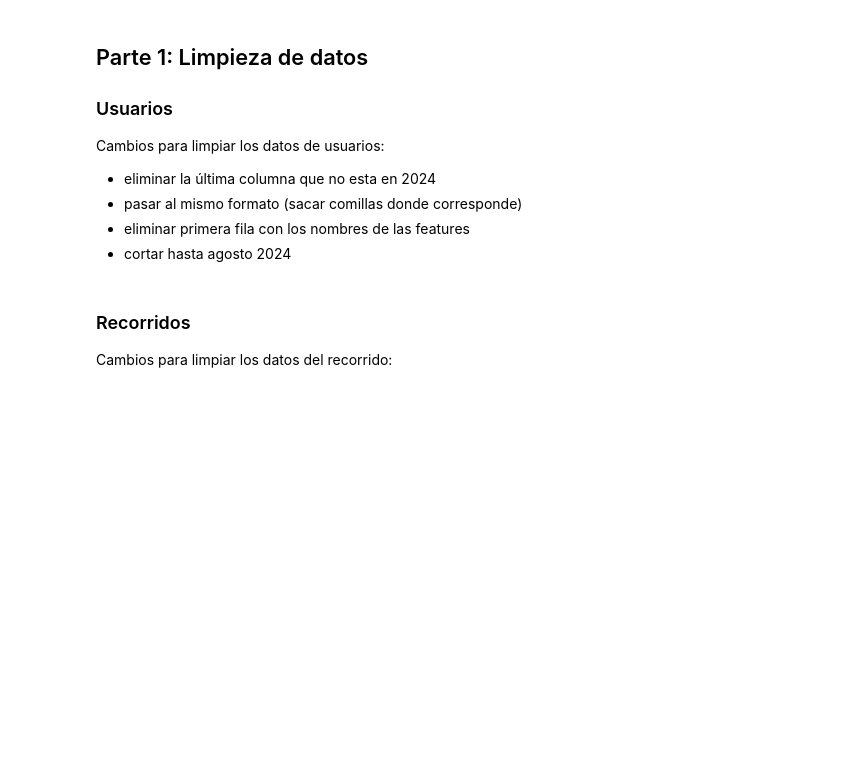
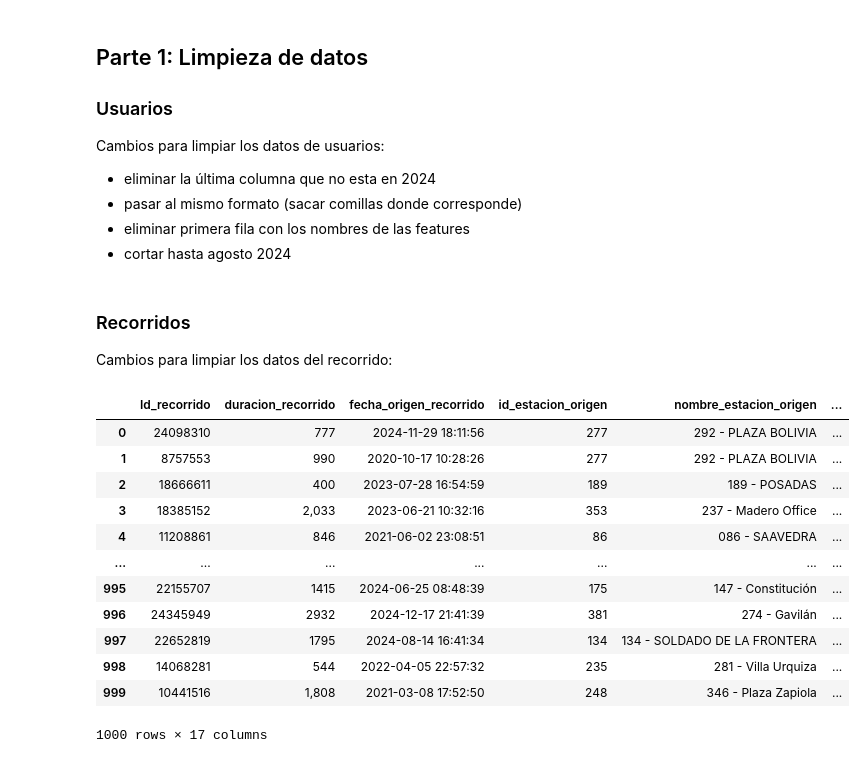
Before and after one commit to castaisa/BA_BICIS_MyC, a Jupyter notebook: src_data/Data_preprocessing.ipynb, the cells around one changed output. Drawn from its saved outputs; the diff is of its cells as text; code cells hidden in the pictures; blank space fills up the shorter version.

```diff
--- a/src_data/Data_preprocessing.ipynb
+++ b/src_data/Data_preprocessing.ipynb
@@ -61,3 +62,21 @@ df_recs = bp.limpiar_recorridos(
 
 # guardamos df_recs en un archivo csv
 df_recs.to_csv(os.path.join(BASE_DIR, '..', 'data', 'clean', 'recorridos_ecobici.csv'), index=False)
+# %%
+# agarramos muestras
+importlib.reload(aux_d)
+aux_d.get_muestras(df_recs)
+# %% [output]
+|  | Id_recorrido | duracion_recorrido | fecha_origen_recorrido | id_estacion_origen | nombre_estacion_origen | ... |
+| 0 | 24098310 | 777 | 2024-11-29 18:11:56 | 277 | 292 - PLAZA BOLIVIA | ... |
+| 1 | 8757553 | 990 | 2020-10-17 10:28:26 | 277 | 292 - PLAZA BOLIVIA | ... |
+| 2 | 18666611 | 400 | 2023-07-28 16:54:59 | 189 | 189 - POSADAS | ... |
+| 3 | 18385152 | 2,033 | 2023-06-21 10:32:16 | 353 | 237 - Madero Office | ... |
+| 4 | 11208861 | 846 | 2021-06-02 23:08:51 | 86 | 086 - SAAVEDRA | ... |
+| ... | ... | ... | ... | ... | ... | ... |
+| 995 | 22155707 | 1415 | 2024-06-25 08:48:39 | 175 | 147 - Constitución | ... |
+| 996 | 24345949 | 2932 | 2024-12-17 21:41:39 | 381 | 274 - Gavilán | ... |
+| 997 | 22652819 | 1795 | 2024-08-14 16:41:34 | 134 | 134 - SOLDADO DE LA FRONTERA | ... |
+| 998 | 14068281 | 544 | 2022-04-05 22:57:32 | 235 | 281 - Villa Urquiza | ... |
+| 999 | 10441516 | 1,808 | 2021-03-08 17:52:50 | 248 | 346 - Plaza Zapiola | ... |
+1000 rows × 17 columns
```
Also changed, not shown: parts of 1 cell of this notebook, 2 other files.
